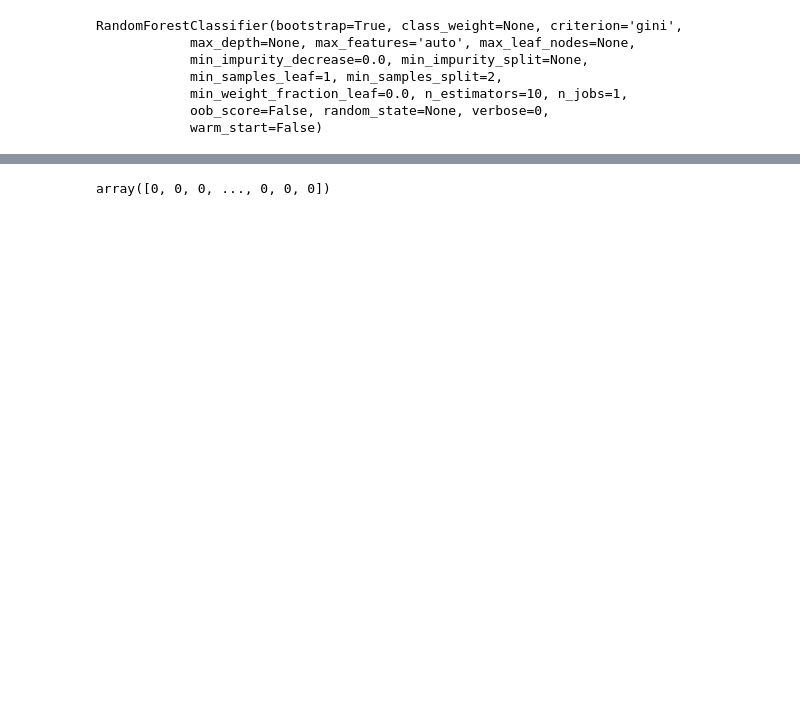
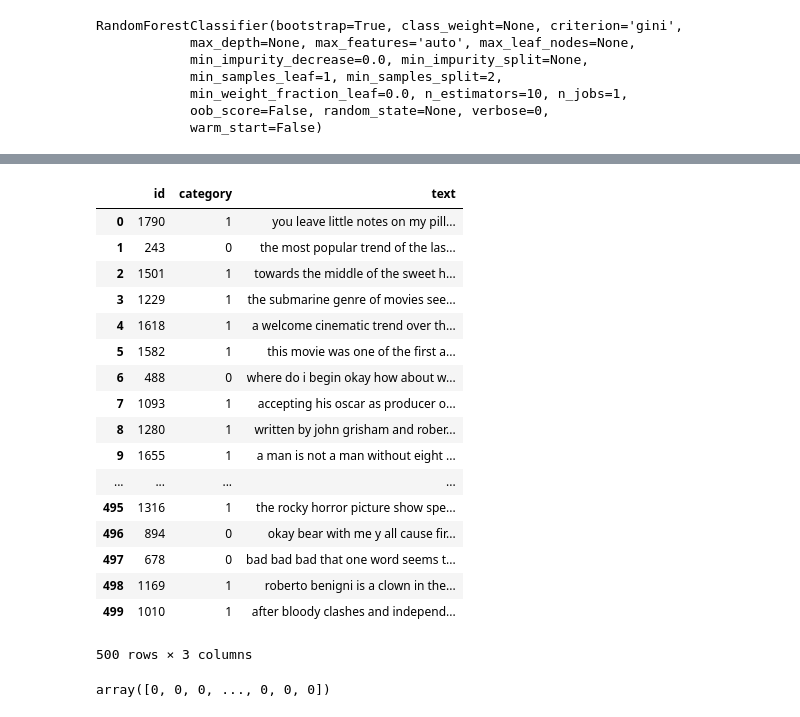
Before and after one commit to geoffswc/ML-Course-Notes, a Jupyter notebook: WalkThroughCode.ipynb, the cells around one changed output, grey strips where cells are left out. Drawn from its saved outputs; the diff is of its cells as text; code cells hidden in the pictures; blank space fills up the shorter version.

```diff
--- a/WalkThroughCode.ipynb
+++ b/WalkThroughCode.ipynb
@@ -136,3 +299,24 @@ test = pd.read_csv('data/testReviews.tsv', header=0, delimiter="\t", quoting=3)
+# %%
+test
+# %% [output]
+|  | id | category | text |
+| 0 | 1790 | 1 | you leave little notes on my pill... |
+| 1 | 243 | 0 | the most popular trend of the las... |
+| 2 | 1501 | 1 | towards the middle of the sweet h... |
+| 3 | 1229 | 1 | the submarine genre of movies see... |
+| 4 | 1618 | 1 | a welcome cinematic trend over th... |
+| 5 | 1582 | 1 | this movie was one of the first a... |
+| 6 | 488 | 0 | where do i begin okay how about w... |
+| 7 | 1093 | 1 | accepting his oscar as producer o... |
+| 8 | 1280 | 1 | written by john grisham and rober... |
+| 9 | 1655 | 1 | a man is not a man without eight ... |
+| ... | ... | ... | ... |
+| 495 | 1316 | 1 | the rocky horror picture show spe... |
+| 496 | 894 | 0 | okay bear with me y all cause fir... |
+| 497 | 678 | 0 | bad bad bad that one word seems t... |
+| 498 | 1169 | 1 | roberto benigni is a clown in the... |
+| 499 | 1010 | 1 | after bloody clashes and independ... |
+500 rows × 3 columns
 # %%
 test_data_features = vectorizer.transform(test['text'])
 np.asarray(test_data_features)
```
Also changed, not shown: parts of 51 cells of this notebook.
